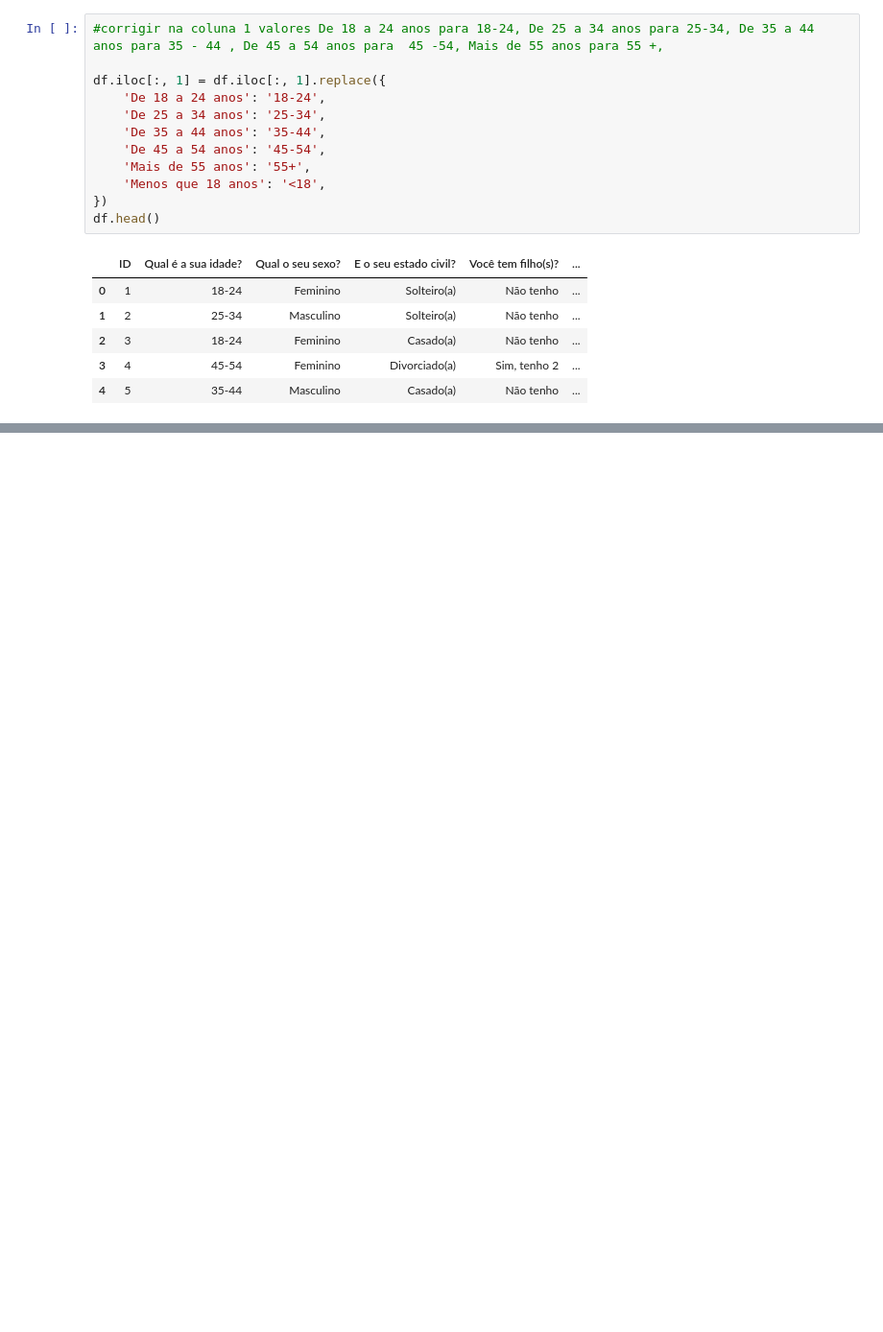
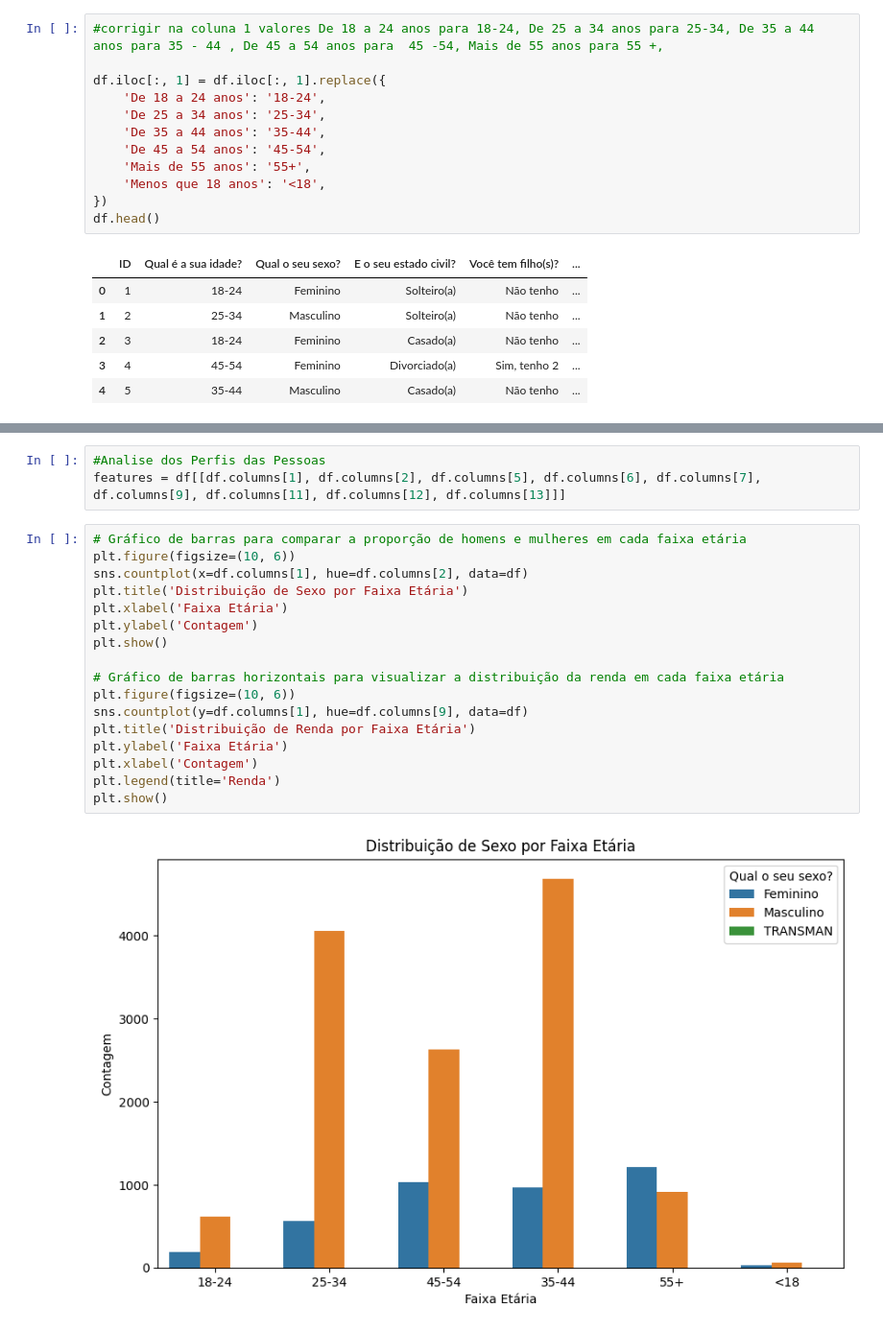
Before and after one commit to yurikomuta/movement, a Jupyter notebook: movement.ipynb, the cells around one changed output, grey strips where cells are left out. Shown: that part at 96% size. Saved outputs shown, nothing was run; the diff lists cells and outputs as text; blank space fills up the shorter version.

```diff
--- a/movement.ipynb
+++ b/movement.ipynb
@@ -233,0 +273,22 @@ plt.show()
+# %%
+#Analise dos Perfis das Pessoas
+features = df[[df.columns[1], df.columns[2], df.columns[5], df.columns[6], df.columns[7], df.columns[9], df.columns[11], df.columns[12], df.columns[13]]]
+# %%
+# Gráfico de barras para comparar a proporção de homens e mulheres em cada faixa etária
+plt.figure(figsize=(10, 6))
+sns.countplot(x=df.columns[1], hue=df.columns[2], data=df)
+plt.title('Distribuição de Sexo por Faixa Etária')
+plt.xlabel('Faixa Etária')
+plt.ylabel('Contagem')
+plt.show()
+
+# Gráfico de barras horizontais para visualizar a distribuição da renda em cada faixa etária
+plt.figure(figsize=(10, 6))
+sns.countplot(y=df.columns[1], hue=df.columns[9], data=df)
+plt.title('Distribuição de Renda por Faixa Etária')
+plt.ylabel('Faixa Etária')
+plt.xlabel('Contagem')
+plt.legend(title='Renda')
+plt.show()
+# %% [output]
+[figure, added]
```
Also changed, not shown: parts of 52 cells of this notebook.
